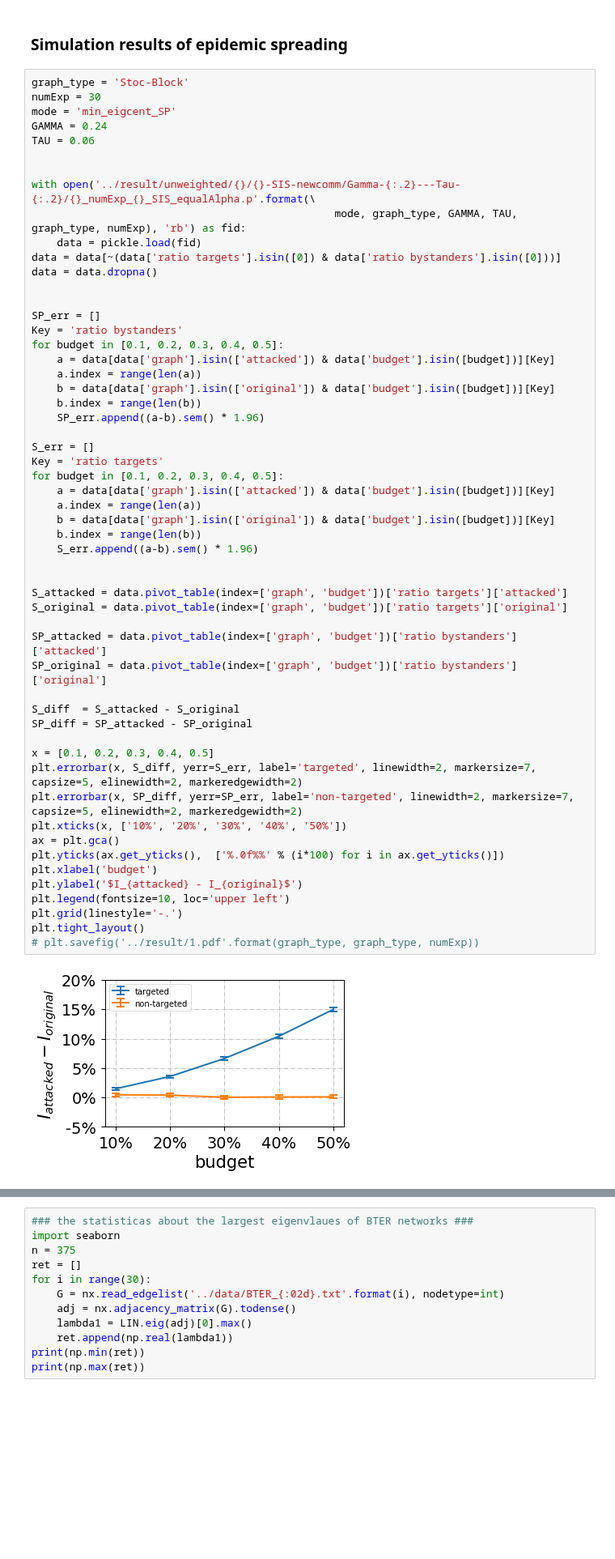
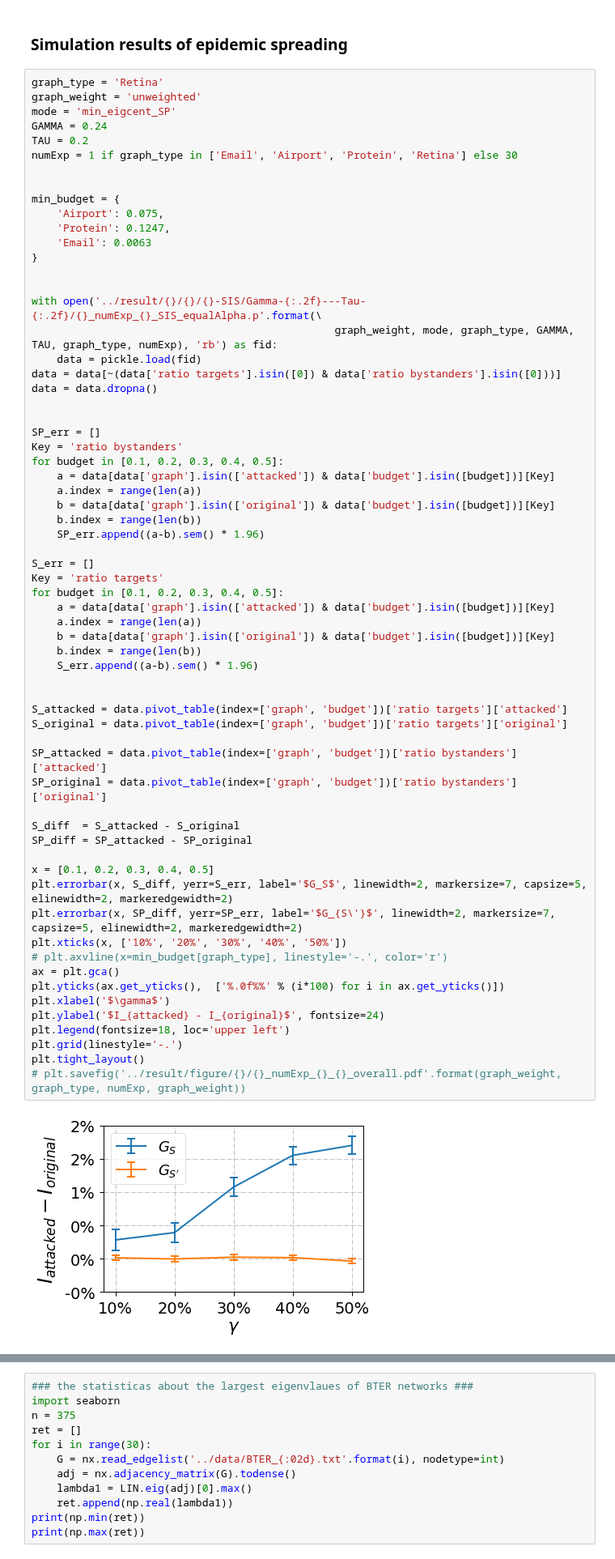
Before and after one commit to marsplus/attack-graph-code, a Jupyter notebook: src/data-analysis.ipynb, the cells around one changed output, grey strips where cells are left out. Shown at 81% size. Cells and saved outputs as stored; diff of their text form; blank space fills up the shorter version.

```diff
--- a/src/data-analysis.ipynb
+++ b/src/data-analysis.ipynb
@@ -159,15 +23,23 @@ plt.tight_layout()
 # %% [markdown]
 ### Simulation results of epidemic spreading
 # %%
-graph_type = 'Stoc-Block'
-numExp = 30
+graph_type = 'Retina'
+graph_weight = 'unweighted'
 mode = 'min_eigcent_SP'
 GAMMA = 0.24
-TAU = 0.06
+TAU = 0.2
+numExp = 1 if graph_type in ['Email', 'Airport', 'Protein', 'Retina'] else 30
 
 
-with open('../result/unweighted/{}/{}-SIS-newcomm/Gamma-{:.2}---Tau-{:.2}/{}_numExp_{}_SIS_equalAlpha.p'.format(\
-                                                mode, graph_type, GAMMA, TAU, graph_type, numExp), 'rb') as fid:
+min_budget = {
+    'Airport': 0.075,
+    'Protein': 0.1247,
+    'Email': 0.0063
+}
+
+
+with open('../result/{}/{}/{}-SIS/Gamma-{:.2f}---Tau-{:.2f}/{}_numExp_{}_SIS_equalAlpha.p'.format(\
+                                                graph_weight, mode, graph_type, GAMMA, TAU, graph_type, numExp), 'rb') as fid:
     data = pickle.load(fid)
 data = data[~(data['ratio targets'].isin([0]) & data['ratio bystanders'].isin([0]))]
 data = data.dropna()
@@ -181,37 +53,38 @@ for budget in [0.1, 0.2, 0.3, 0.4, 0.5]:
     b = data[data['graph'].isin(['original']) & data['budget'].isin([budget])][Key]
     b.index = range(len(b))
     SP_err.append((a-b).sem() * 1.96)
 
 S_err = []
 Key = 'ratio targets'
 for budget in [0.1, 0.2, 0.3, 0.4, 0.5]:
     a = data[data['graph'].isin(['attacked']) & data['budget'].isin([budget])][Key]
     a.index = range(len(a))
     b = data[data['graph'].isin(['original']) & data['budget'].isin([budget])][Key]
     b.index = range(len(b))
     S_err.append((a-b).sem() * 1.96)
 
 
 S_attacked = data.pivot_table(index=['graph', 'budget'])['ratio targets']['attacked']
 S_original = data.pivot_table(index=['graph', 'budget'])['ratio targets']['original']
 
 SP_attacked = data.pivot_table(index=['graph', 'budget'])['ratio bystanders']['attacked']
 SP_original = data.pivot_table(index=['graph', 'budget'])['ratio bystanders']['original']
 
 S_diff  = S_attacked - S_original
 SP_diff = SP_attacked - SP_original
 
 x = [0.1, 0.2, 0.3, 0.4, 0.5]
-plt.errorbar(x, S_diff, yerr=S_err, label='targeted', linewidth=2, markersize=7, capsize=5, elinewidth=2, markeredgewidth=2)
-plt.errorbar(x, SP_diff, yerr=SP_err, label='non-targeted', linewidth=2, markersize=7, capsize=5, elinewidth=2, markeredgewidth=2)
+plt.errorbar(x, S_diff, yerr=S_err, label='$G_S$', linewidth=2, markersize=7, capsize=5, elinewidth=2, markeredgewidth=2)
+plt.errorbar(x, SP_diff, yerr=SP_err, label='$G_{S\'}$', linewidth=2, markersize=7, capsize=5, elinewidth=2, markeredgewidth=2)
 plt.xticks(x, ['10%', '20%', '30%', '40%', '50%'])
+# plt.axvline(x=min_budget[graph_type], linestyle='-.', color='r')
 ax = plt.gca()
 plt.yticks(ax.get_yticks(),  ['%.0f%%' % (i*100) for i in ax.get_yticks()])
-plt.xlabel('budget')
-plt.ylabel('$I_{attacked} - I_{original}$')
-plt.legend(fontsize=10, loc='upper left')
+plt.xlabel('$\gamma$')
+plt.ylabel('$I_{attacked} - I_{original}$', fontsize=24)
+plt.legend(fontsize=18, loc='upper left')
 plt.grid(linestyle='-.')
 plt.tight_layout()
-# plt.savefig('../result/1.pdf'.format(graph_type, graph_type, numExp))
+# plt.savefig('../result/figure/{}/{}_numExp_{}_{}_overall.pdf'.format(graph_weight, graph_type, numExp, graph_weight))
 # %% [output]
-[figure, old version]
+[figure, new version]
```
Also changed, not shown: parts of 20 cells of this notebook, 5 other files.
